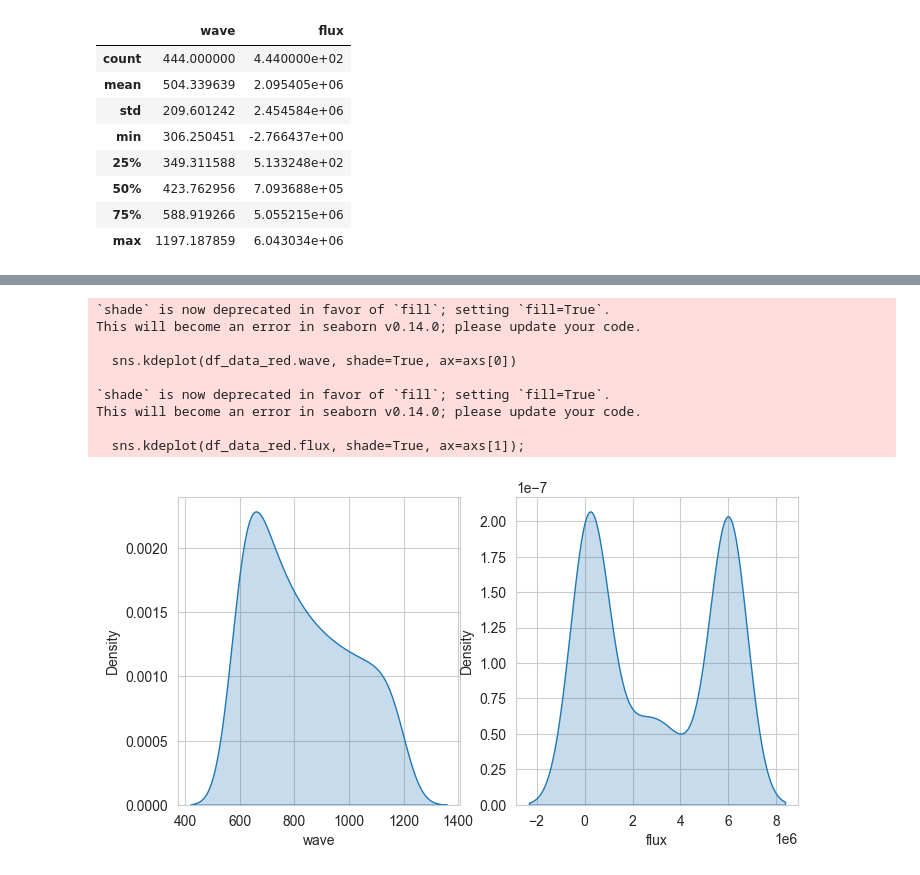
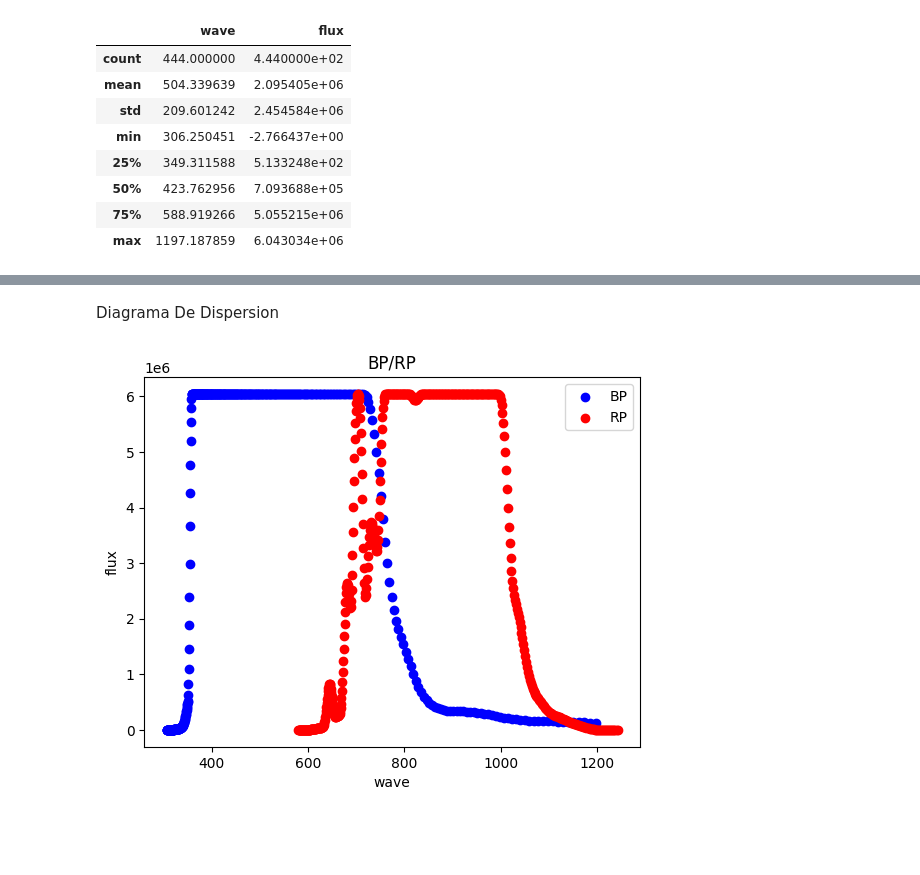
Before and after one commit to opcruz/gaiaDR3ML, a Jupyter notebook: Simulados/Plot.ipynb, the cells around one changed output, grey strips where cells are left out. Saved outputs shown, nothing was run; the diff lists cells and outputs as text; code cells hidden in the pictures; blank space fills up the shorter version.

```diff
--- a/Simulados/Plot.ipynb
+++ b/Simulados/Plot.ipynb
@@ -181,16 +75,12 @@ This will become an error in seaborn v0.14.0; please update your code.
-# %%
-#Comportamiento de las dos variables
-fig, axs = plt.subplots(1, 2, figsize=(8, 4))
-sns.kdeplot(df_data_red.wave, shade=True, ax=axs[0])
-sns.kdeplot(df_data_red.flux, shade=True, ax=axs[1]);
-# %% [output]
-`shade` is now deprecated in favor of `fill`; setting `fill=True`.
-This will become an error in seaborn v0.14.0; please update your code.
-
-  sns.kdeplot(df_data_red.wave, shade=True, ax=axs[0])
-
-`shade` is now deprecated in favor of `fill`; setting `fill=True`.
-This will become an error in seaborn v0.14.0; please update your code.
-
-  sns.kdeplot(df_data_red.flux, shade=True, ax=axs[1]);
-[figure, removed]
+# %% [markdown]
+Diagrama De Dispersion
+# %%
+plt.scatter(df_data_blue['wave'], df_data_blue['flux'], color='blue', label='BP')
+plt.scatter(df_data_red['wave'], df_data_red['flux'], color='red', label='RP')
+plt.xlabel('wave')
+plt.ylabel('flux')
+plt.title('BP/RP')
+plt.legend()
+plt.show()
+# %% [output]
+[figure, added]
```
Also changed, not shown: parts of 15 cells of this notebook, 1 other file.
